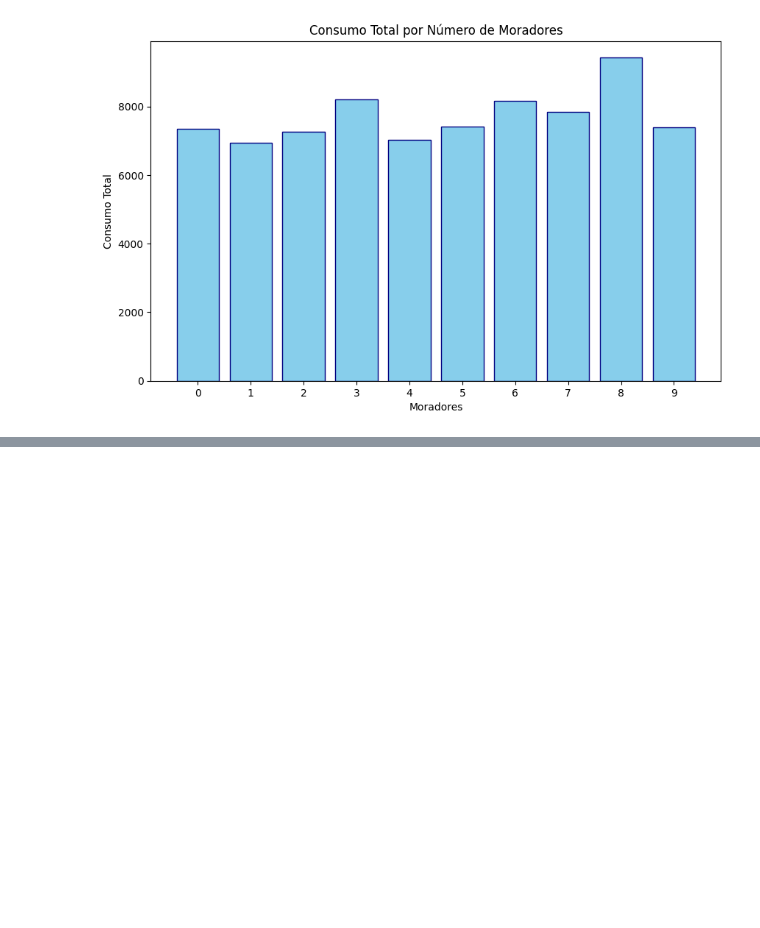
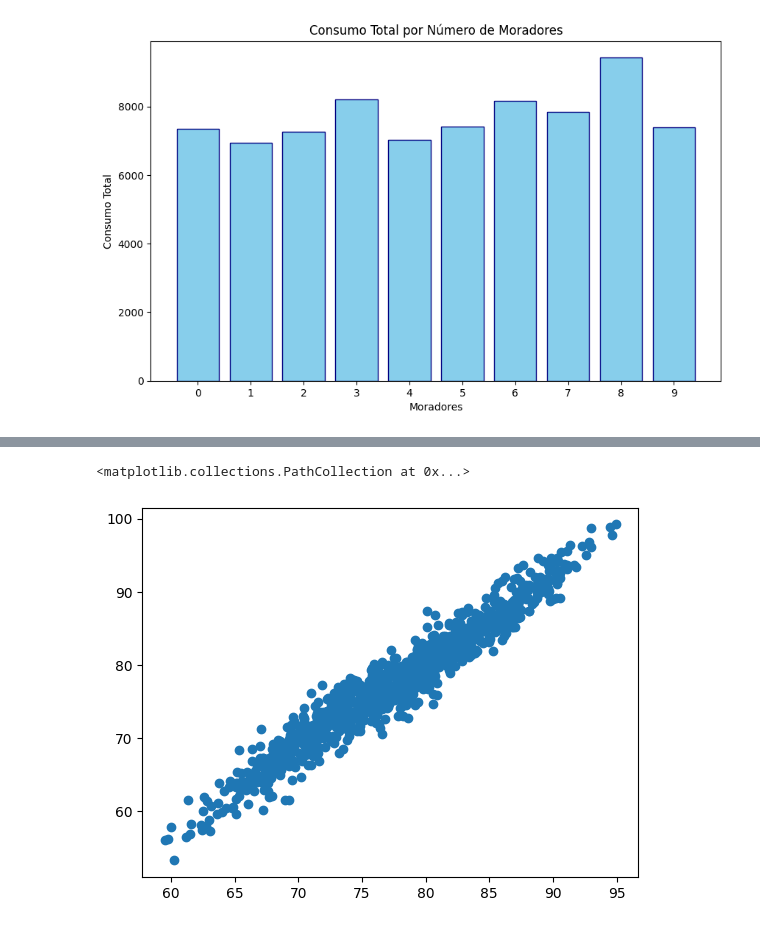
Before and after one commit to uChicoProgramming/energy_consuption_prediction, a Jupyter notebook: energy_consuption_prediction.ipynb, the cells around one changed output, grey strips where cells are left out. Cells and saved outputs as stored; diff of their text form; code cells hidden in the pictures; blank space fills up the shorter version.

Commit message:
Implementação do Modelo 'Random Forest Regression'

```diff
--- a/energy_consuption_prediction.ipynb
+++ b/energy_consuption_prediction.ipynb
@@ -183,3 +186,13 @@ RangeIndex(start=0, stop=10, step=1)
  [8.00000000e+00 9.43736075e+03]
  [9.00000000e+00 7.40321557e+03]]
 [figure]
+# %%
+df['Holiday'] = df['Holiday'].map({'Yes': 1, 'No': 0})
+df['DayOfWeek'] = df['DayOfWeek'].map({'Sunday': 1, 'Monday': 2, 'Tuesday': 3, 'Wednesday': 4, 'Thursday': 5, 'Friday': 6, 'Saturday': 7})
+# %%
+X = df[['Temperature', 'Humidity', 'Occupancy', 'DayOfWeek', 'Holiday']]
+y = df['EnergyConsumption']
+# y.size
+# X.shape
+model = RandomForestRegressor()
+model.get_params()
@@ -185,0 +218,7 @@ RangeIndex(start=0, stop=10, step=1)
+# %%
+model = GridSearchCV(
+                    estimator=RandomForestRegressor(random_state=42),
+                    param_grid={'n_estimators': [98, 99, 100, 101, 102]},
+                    cv=3)
+model.fit(X, y)
+pd.DataFrame(model.cv_results_)
@@ -185,0 +232,6 @@ RangeIndex(start=0, stop=10, step=1)
+# %%
+pred = model.predict(X)
+plt.scatter(pred, y)
+# %% [output]
+<matplotlib.collections.PathCollection at 0x...>
+[figure, added]
```
Also changed, not shown: parts of 3 cells of this notebook.
